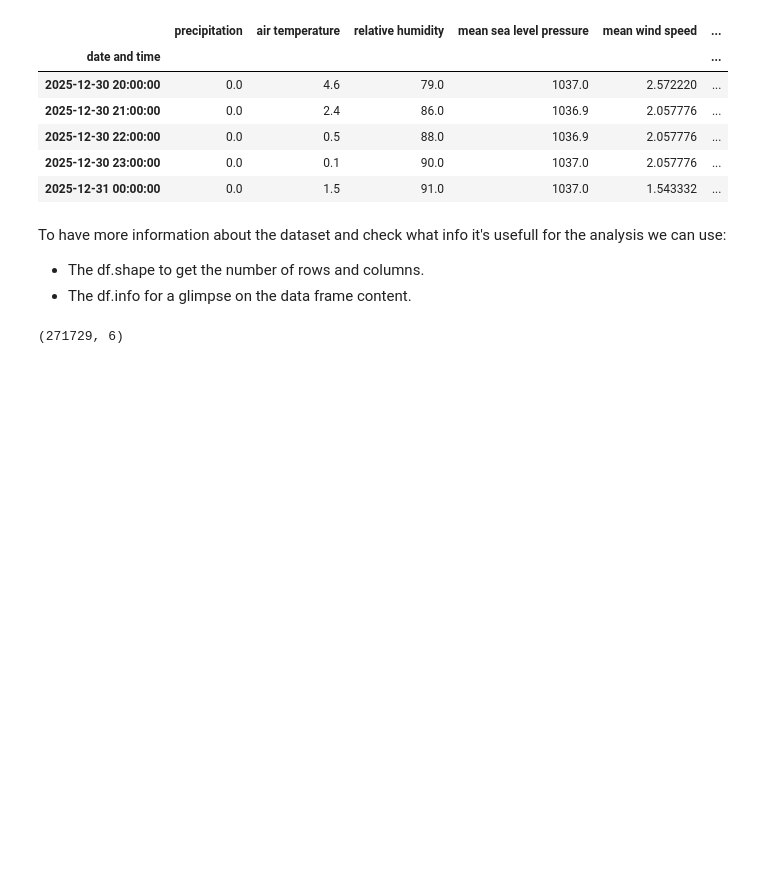
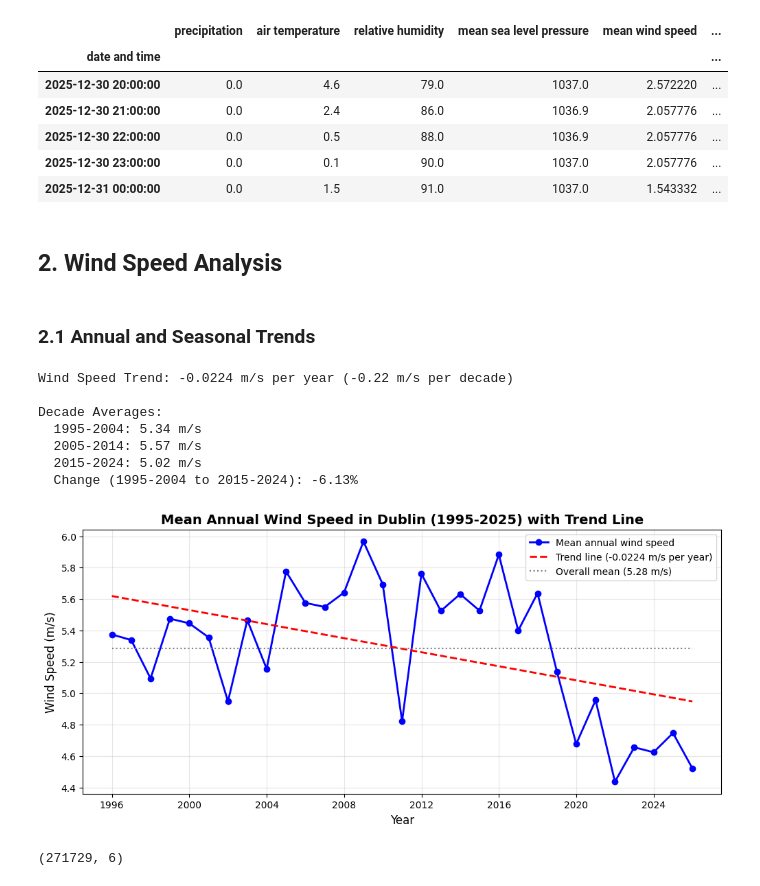
Before and after one commit to tanyasanjuan/pfda-project, a Jupyter notebook: wind.ipynb, the cells around one changed output. Drawn from its saved outputs; the diff is of its cells as text; code cells hidden in the pictures; blank space fills up the shorter version.

Commit message:
Calculate anual and seasonal trends, plot with trend line of mean annual wind.

```diff
--- a/wind.ipynb
+++ b/wind.ipynb
@@ -182,9 +185,61 @@ df.tail()
 | 2025-12-30 23:00:00 | 0.0 | 0.1 | 90.0 | 1037.0 | 2.057776 | ... |
 | 2025-12-31 00:00:00 | 0.0 | 1.5 | 91.0 | 1037.0 | 1.543332 | ... |
 # %% [markdown]
-To have more information about the dataset and check what info it's usefull for the analysis we can use:
-- The df.shape to get the number of rows and columns.
-- The df.info for a glimpse on the data frame content.
+## 2. Wind Speed Analysis
+# %% [markdown]
+### 2.1 Annual and Seasonal Trends
+# %%
+# Calculate annual and seasonal statistics
+df_yearly = df.resample('YE')['mean wind speed'].mean()
+df_yearly_max = df.resample('YE')['mean wind speed'].max()
+
+# Calculate trend using linear regression
+# Convert dates to numeric years for regression
+years = df_yearly.index.year.values.astype(float)
+wind_speeds = df_yearly.values
+
+# Calculate linear regression
+slope, intercept = np.polyfit(years, wind_speeds, 1)
+trend = slope  # m/s per year
+trend_decade = trend * 10  # m/s per decade
+
+# Create trend line for plotting
+trend_line = slope * years + intercept
+
+# Decade comparison
+decade1 = df.loc['1995-01-01':'2004-12-31']['mean wind speed'].mean()
+decade2 = df.loc['2005-01-01':'2014-12-31']['mean wind speed'].mean()
+decade3 = df.loc['2015-01-01':'2024-12-31']['mean wind speed'].mean()
+
+print(f"Wind Speed Trend: {trend:.4f} m/s per year ({trend_decade:.2f} m/s per decade)")
+print(f"\nDecade Averages:")
+print(f"  1995-2004: {decade1:.2f} m/s")
+print(f"  2005-2014: {decade2:.2f} m/s")
+print(f"  2015-2024: {decade3:.2f} m/s")
+print(f"  Change (1995-2004 to 2015-2024): {((decade3 - decade1) / decade1 * 100):.2f}%")
+
+# Plot annual wind speed with trend line
+plt.figure(figsize=(12, 5))
+plt.plot(df_yearly.index, df_yearly.values, 'o-', label='Mean annual wind speed', linewidth=2, markersize=6, color='blue')
+plt.plot(df_yearly.index, trend_line, '--', label=f'Trend line ({trend:.4f} m/s per year)', linewidth=2, color='red')
+mean_wind = df_yearly.mean()
+plt.hlines(mean_wind, df_yearly.index.min(), df_yearly.index.max(),
+           linestyles=':', color='gray', label=f'Overall mean ({mean_wind:.2f} m/s)')
+plt.xlabel('Year', fontsize=12)
+plt.ylabel('Wind Speed (m/s)', fontsize=12)
+plt.title('Mean Annual Wind Speed in Dublin (1995-2025) with Trend Line', fontsize=14, fontweight='bold')
+plt.legend(fontsize=10)
+plt.grid(True, alpha=0.3)
+plt.show()
+# %% [output]
+Wind Speed Trend: -0.0224 m/s per year (-0.22 m/s per decade)
+
+Decade Averages:
+  1995-2004: 5.34 m/s
+  2005-2014: 5.57 m/s
+  2015-2024: 5.02 m/s
+  Change (1995-2004 to 2015-2024): -6.13%
+[figure, added]
 # %%
 # number of rows and columns
 df.shape
```
Also changed, not shown: parts of 1 cell of this notebook.
